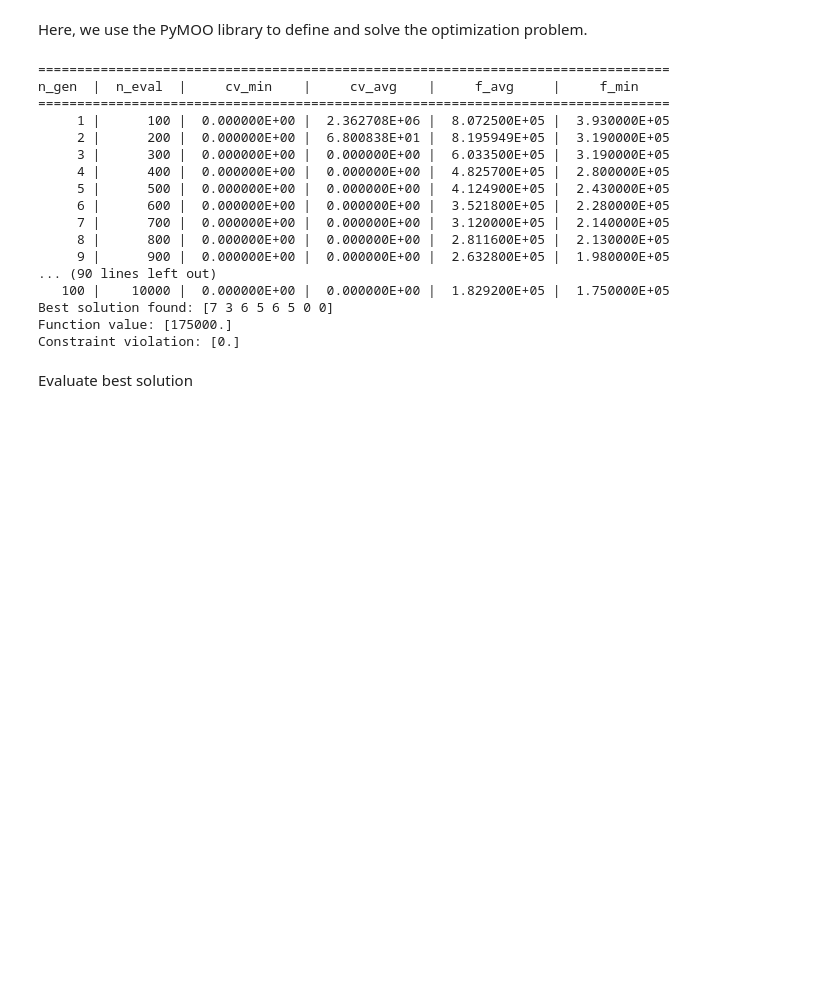
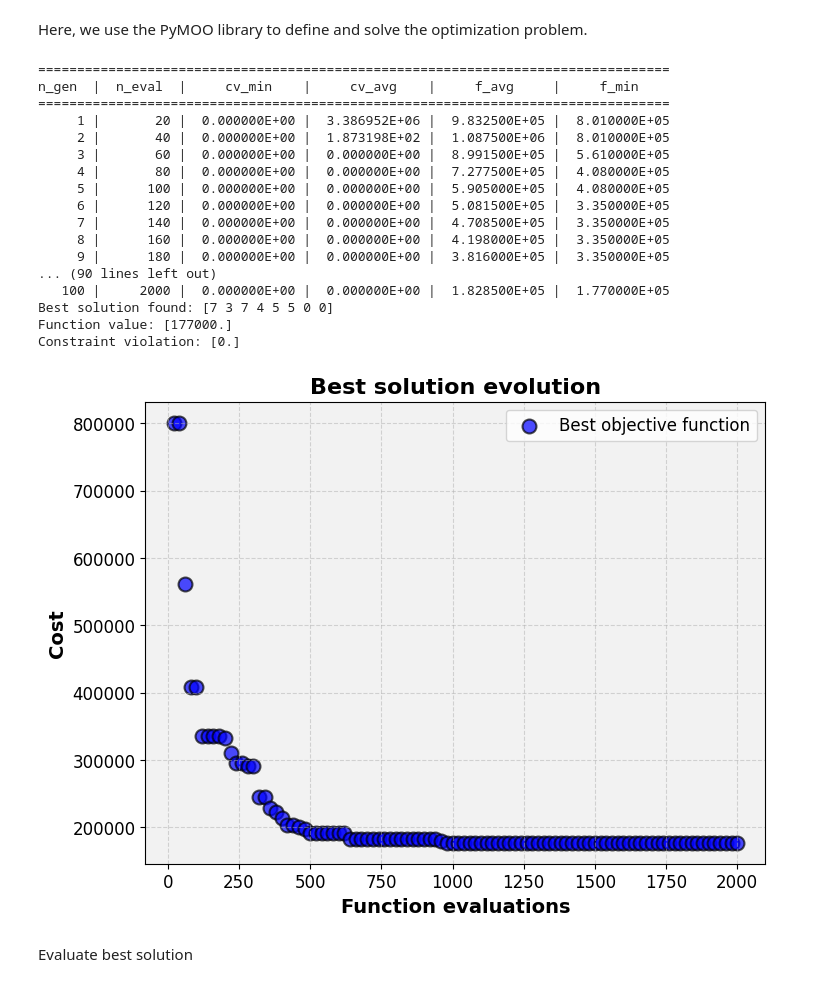
Before and after one commit to alextremo0205/MUDE_ML_Optimization_Project, a Jupyter notebook: 2_Genetic_Algorithm.ipynb, the cells around one changed output. Cells and saved outputs as stored; diff of their text form; code cells hidden in the pictures; blank space fills up the shorter version.

```diff
--- a/2_Genetic_Algorithm.ipynb
+++ b/2_Genetic_Algorithm.ipynb
@@ -214,7 +214,7 @@ wntr.graphics.plot_network(wn, title=wn.name)
 Here, we use the PyMOO library to define and solve the optimization problem.
 # %%
 #Problem definition:
-population_size = 100
+population_size = 20
 class TwoLoopOptimization(Problem):
     def __init__(self):
         #Here, we indicate that our problem has:
@@ -269,7 +269,7 @@ res = minimize(problem,
                termination=('n_gen', 100),
                seed=1,
                save_history=True,
-               verbose=True
+               verbose=True,
                )
 
 print("Best solution found: %s" % res.X)
@@ -279,20 +279,63 @@ print("Constraint violation: %s" % res.CV)
 =================================================================================
 n_gen  |  n_eval  |     cv_min    |     cv_avg    |     f_avg     |     f_min
 =================================================================================
-     1 |      100 |  0.000000E+00 |  2.362708E+06 |  8.072500E+05 |  3.930000E+05
-     2 |      200 |  0.000000E+00 |  6.800838E+01 |  8.195949E+05 |  3.190000E+05
-     3 |      300 |  0.000000E+00 |  0.000000E+00 |  6.033500E+05 |  3.190000E+05
-     4 |      400 |  0.000000E+00 |  0.000000E+00 |  4.825700E+05 |  2.800000E+05
-     5 |      500 |  0.000000E+00 |  0.000000E+00 |  4.124900E+05 |  2.430000E+05
-     6 |      600 |  0.000000E+00 |  0.000000E+00 |  3.521800E+05 |  2.280000E+05
-     7 |      700 |  0.000000E+00 |  0.000000E+00 |  3.120000E+05 |  2.140000E+05
-     8 |      800 |  0.000000E+00 |  0.000000E+00 |  2.811600E+05 |  2.130000E+05
-     9 |      900 |  0.000000E+00 |  0.000000E+00 |  2.632800E+05 |  1.980000E+05
+     1 |       20 |  0.000000E+00 |  3.386952E+06 |  9.832500E+05 |  8.010000E+05
+     2 |       40 |  0.000000E+00 |  1.873198E+02 |  1.087500E+06 |  8.010000E+05
+     3 |       60 |  0.000000E+00 |  0.000000E+00 |  8.991500E+05 |  5.610000E+05
+     4 |       80 |  0.000000E+00 |  0.000000E+00 |  7.277500E+05 |  4.080000E+05
+     5 |      100 |  0.000000E+00 |  0.000000E+00 |  5.905000E+05 |  4.080000E+05
+     6 |      120 |  0.000000E+00 |  0.000000E+00 |  5.081500E+05 |  3.350000E+05
+     7 |      140 |  0.000000E+00 |  0.000000E+00 |  4.708500E+05 |  3.350000E+05
+     8 |      160 |  0.000000E+00 |  0.000000E+00 |  4.198000E+05 |  3.350000E+05
+     9 |      180 |  0.000000E+00 |  0.000000E+00 |  3.816000E+05 |  3.350000E+05
 ... (90 lines left out)
-   100 |    10000 |  0.000000E+00 |  0.000000E+00 |  1.829200E+05 |  1.750000E+05
-Best solution found: [7 3 6 5 6 5 0 0]
-Function value: [175000.]
+   100 |     2000 |  0.000000E+00 |  0.000000E+00 |  1.828500E+05 |  1.770000E+05
+Best solution found: [7 3 7 4 5 5 0 0]
+Function value: [177000.]
 Constraint violation: [0.]
+# %%
+n_evals = []             # corresponding number of function evaluations
+hist_F = []              # the objective space values in each generation
+
+for algo in res.history:
+
+    # store the number of function evaluations
+    n_evals.append(algo.evaluator.n_eval)
+
+    # retrieve the optimum from the algorithm
+    opt = algo.opt
+
+    # filter out only the feasible and append and objective space values
+    feas = np.where(opt.get("feasible"))[0]
+    hist_F.append(opt.get("F")[feas][0][0])
+# %%
+
+# Create a scatter plot with enhanced styling
+plt.figure(figsize=(8, 6))  # Set the figure size
+
+# Create a scatter plot
+plt.scatter(n_evals, hist_F, label='Best objective function', color='blue', marker='o', s=100, alpha=0.7, edgecolors='black', linewidths=1.5)
+
+# Add labels and a legend with improved formatting
+plt.xlabel('Function evaluations', fontsize=14, fontweight='bold')
+plt.ylabel('Cost', fontsize=14, fontweight='bold')
+plt.title('Best solution evolution', fontsize=16, fontweight='bold')
+plt.legend(loc='upper right', fontsize=12)
+
+# Customize the grid appearance
+plt.grid(True, linestyle='--', alpha=0.5)
+
+# Customize the tick labels
+plt.xticks(fontsize=12)
+plt.yticks(fontsize=12)
+
+# Add a background color to the plot
+plt.gca().set_facecolor('#f2f2f2')
+
+# Show the plot with improved aesthetics
+plt.show()
+# %% [output]
+[figure, added]
 # %% [markdown]
 Evaluate best solution
 # %%
```
Also changed, not shown: parts of 10 cells of this notebook, 7 other files.
